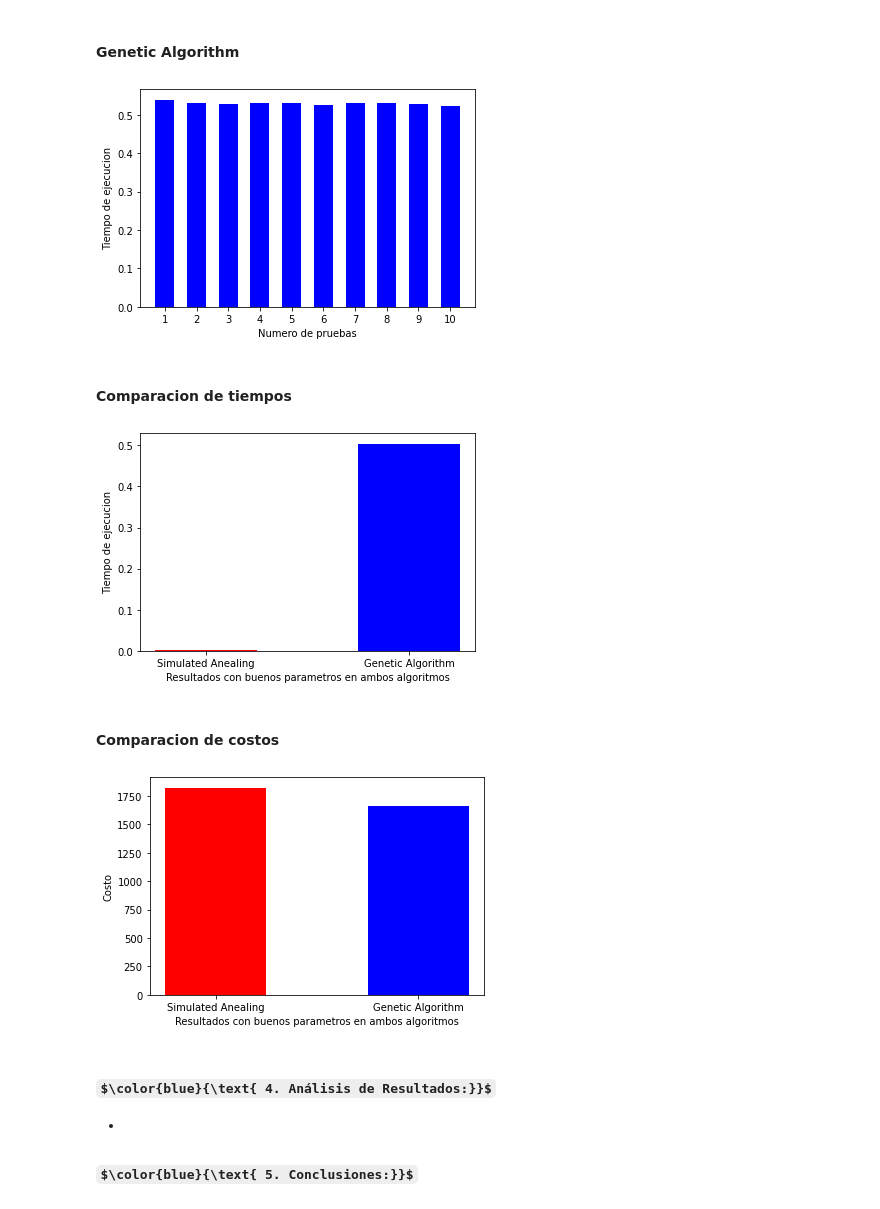
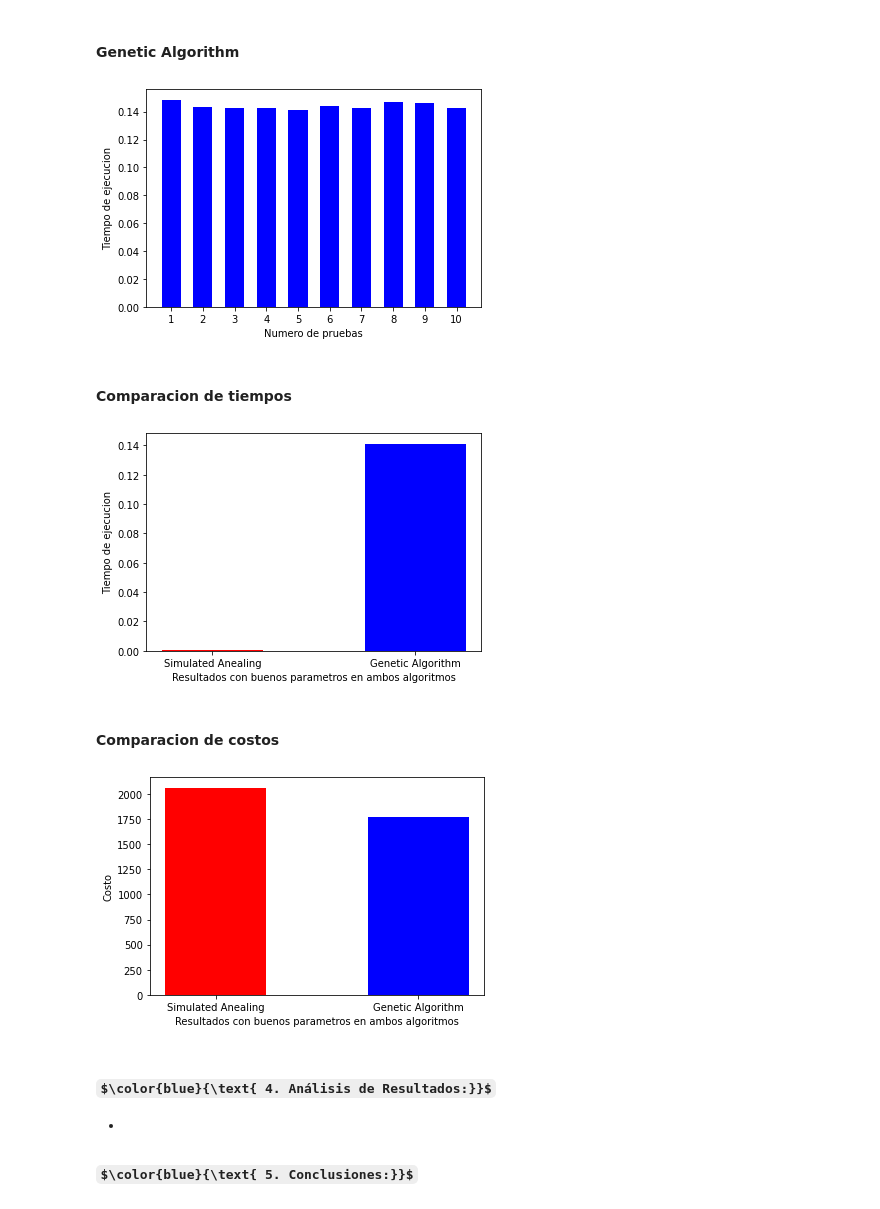
Before and after one commit to IC-3002/ic-3002-2020ii-p2-pseint, a Jupyter notebook: Cuaderno_Proyecto2.ipynb, the cells around one changed output. Saved outputs shown, nothing was run; the diff lists cells and outputs as text; code cells hidden in the pictures; some formulas as TeX source.

```diff
--- a/Cuaderno_Proyecto2.ipynb
+++ b/Cuaderno_Proyecto2.ipynb
@@ -508,23 +494,23 @@ sol_sa_a = simulated_anealing_a[1]
 # %% [markdown]
 #### Genetic Algorithm
 # %%
-genetic_algorithm_a = calcular_tiempos_ag('Alajuela', 300, 0.1, 0.6,300)
+genetic_algorithm_a = calcular_tiempos_ag('Alajuela', 100, 0.1, 0.5, 250)
 tiempo_ag_a = genetic_algorithm_a[0]
 sol_ag_a = genetic_algorithm_a[1]
 # %% [output]
-[figure, old version]
+[figure, new version]
 # %% [markdown]
 #### Comparacion de tiempos
 # %%
 comparar_tiempo_algoritmos(tiempo_sa_a, tiempo_ag_a)
 # %% [output]
-[figure, old version]
+[figure, new version]
 # %% [markdown]
 #### Comparacion de costos
 # %%
 comparar_costo_algoritmos(sol_sa_a, sol_ag_a, 'Alajuela')
 # %% [output]
-[figure, old version]
+[figure, new version]
 # %% [markdown]
 ### $\color{blue}{\text{ 4. Análisis de Resultados:}}$
 
```
Also changed, not shown: parts of 44 cells of this notebook, 1 other file.
